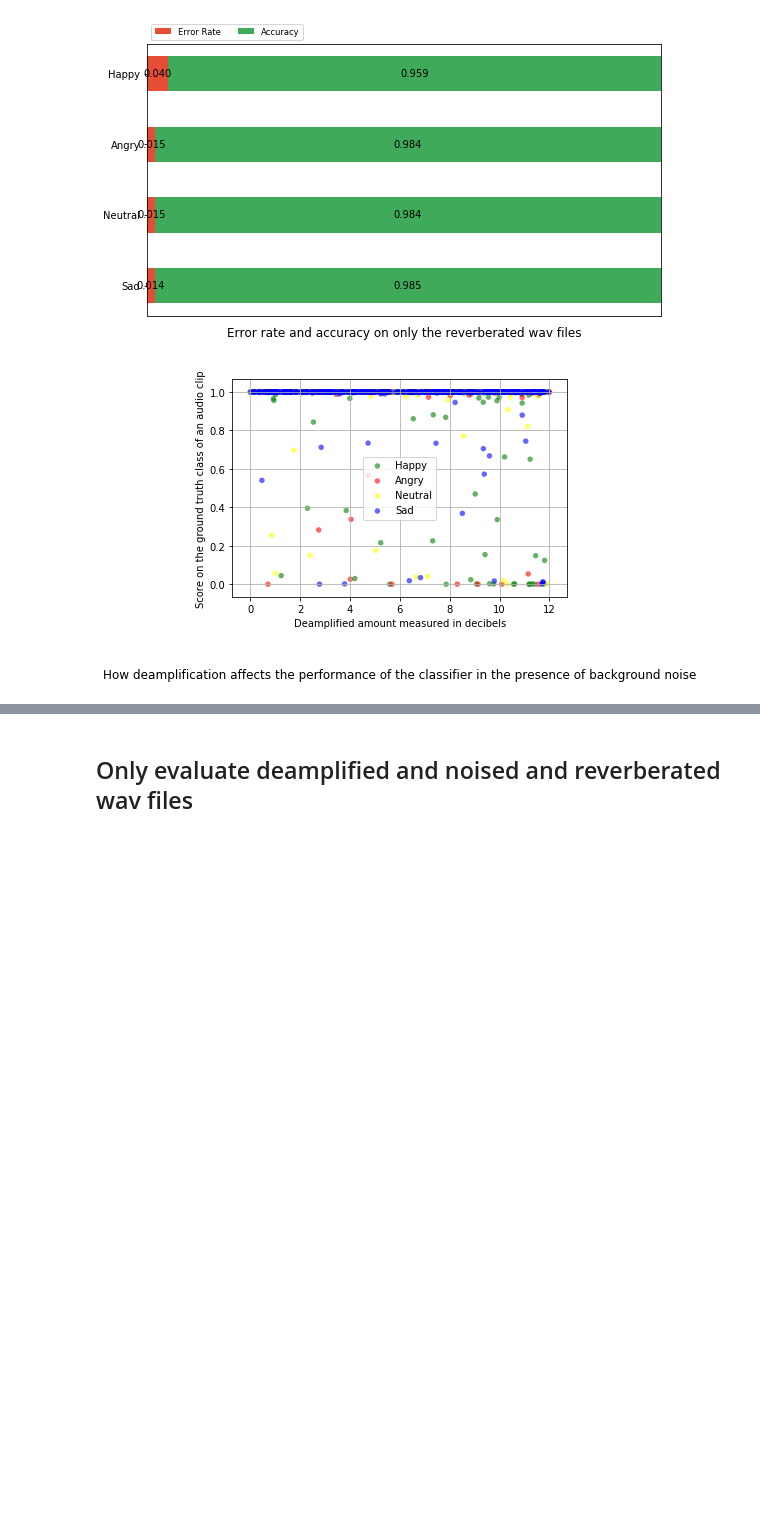
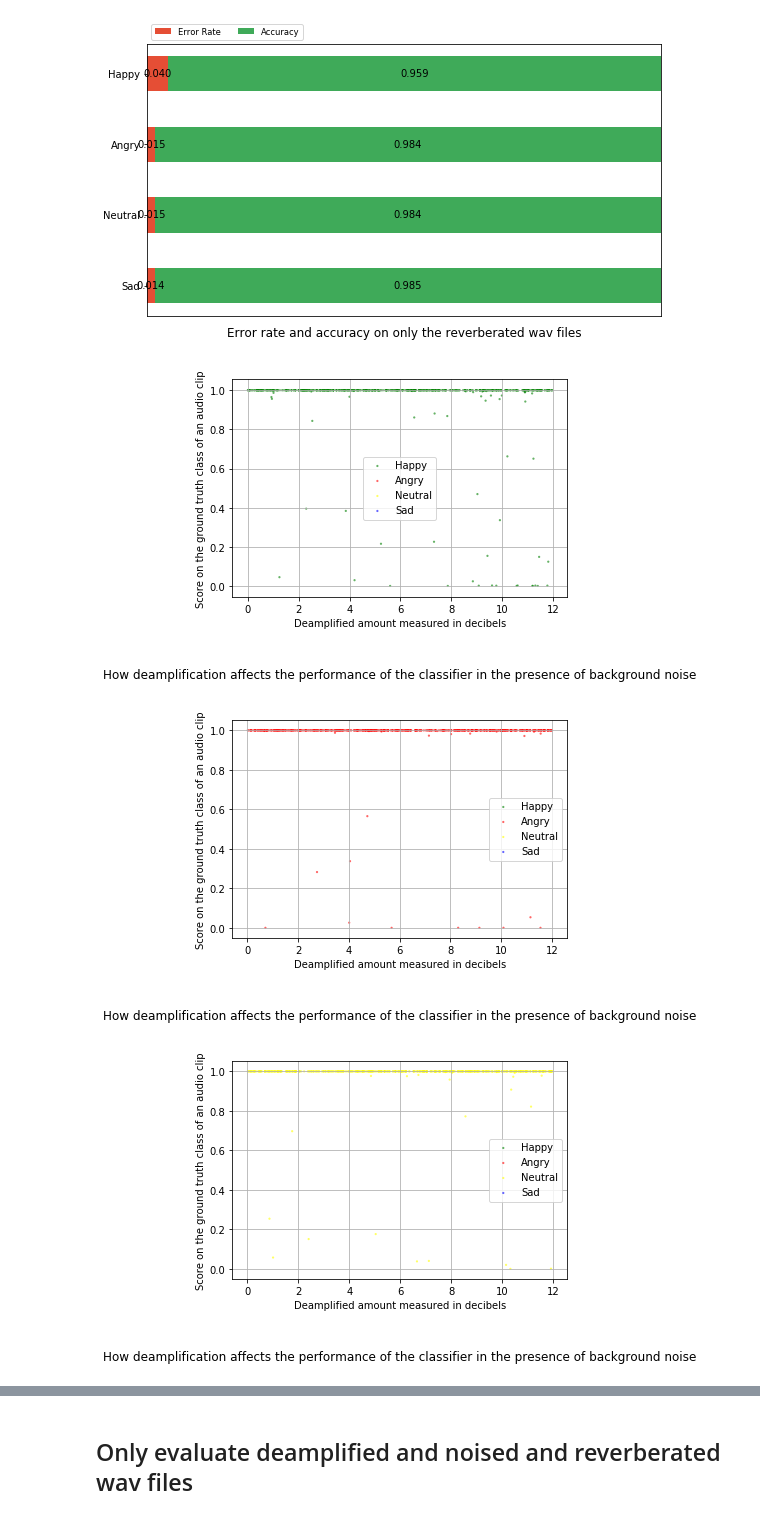
Before and after one commit to lindagaw/Emotion-Recognition-Robust-to-Distance-and-Noise, a Jupyter notebook: eval/evaluation_binary_top.ipynb, the cells around one changed output, grey strips where cells are left out. Cells and saved outputs as stored; diff of their text form; code cells hidden in the pictures; blank space fills up the shorter version.

```diff
--- a/eval/evaluation_binary_top.ipynb
+++ b/eval/evaluation_binary_top.ipynb
@@ -826,12 +824,18 @@ draw(results, category_names, graph_title)
 # %%
 h = [deamplified_dbs_deamplified_noised_h, zero_scores_deamplified_noised_h]
 a = [deamplified_dbs_deamplified_noised_a, zero_scores_deamplified_noised_a]
 n = [deamplified_dbs_deamplified_noised_n, one_scores_deamplified_noised_n]
 s = [deamplified_dbs_deamplified_noised_s, one_scores_deamplified_noised_s]
 
 title = 'How deamplification affects the performance of the classifier in the presence of background noise'
 xlabel = 'Deamplified amount measured in decibels'
 ylabel = 'Score on the ground truth class of an audio clip'
-graphs.draw_scatter(h, a, n, s, title, xlabel, ylabel)
+#graphs.draw_scatter(h, a, n, s, title, xlabel, ylabel)
+graphs.draw_scatter(h, [[],[]], [[],[]], [[],[]], title, xlabel, ylabel)
+graphs.draw_scatter([[],[]], a, [[],[]], [[],[]], title, xlabel, ylabel)
+graphs.draw_scatter([[],[]], [[],[]], n, [[],[]], title, xlabel, ylabel)
+graphs.draw_scatter([[],[]], [[],[]], [[],[]], s, title, xlabel, ylabel)
 # %% [output]
-[figure, old version]
+[figure, new version]
+[figure, added]
+[figure, added]
```
Also changed, not shown: parts of 3 cells of this notebook, 2 other files.
